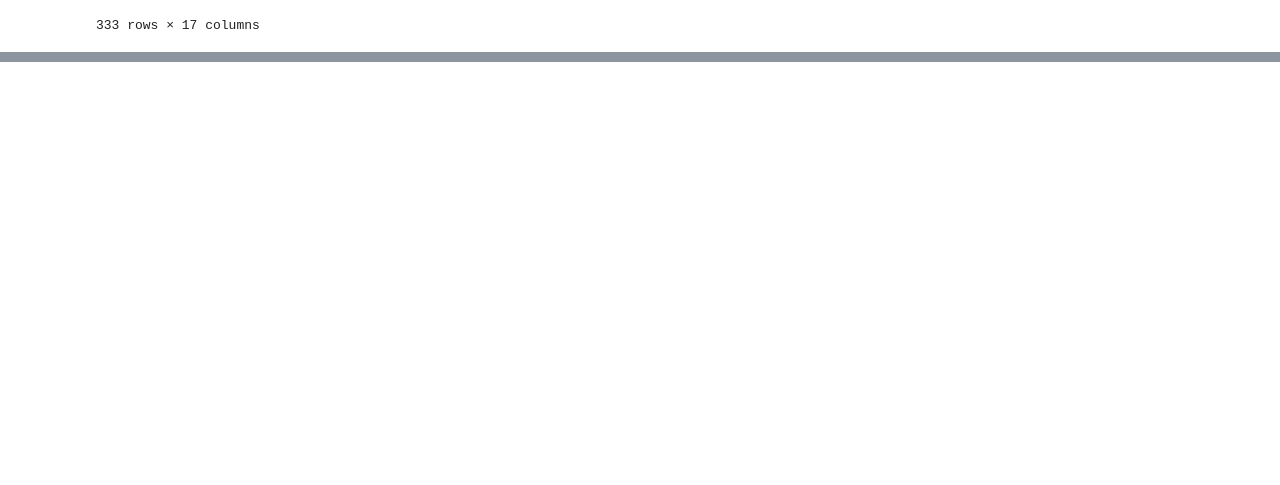
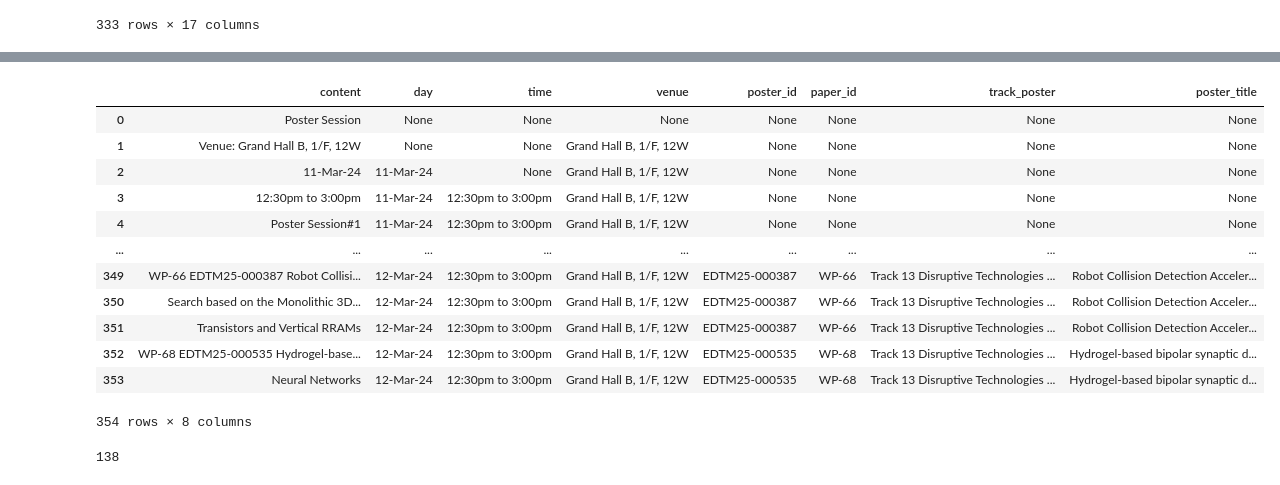
Before and after one commit to PengmyHKU/EDTM_proceeding, a Jupyter notebook: process.ipynb, the cells around one changed output, grey strips where cells are left out. Drawn from its saved outputs; the diff is of its cells as text; code cells hidden in the pictures; blank space fills up the shorter version.

Commit message:
poster file

```diff
--- a/process.ipynb
+++ b/process.ipynb
@@ -169,7 +169,7 @@ venue = 'unknown'
 Id_program = 'unknown'
 sections = 'unknown'
 track_program = 'unknown'
-
+chairs = 'unknown'
 
 count_papers = 0
 for i in range(program.__len__()):
@@ -572,3 +572,14 @@ program_new
 | 331 | Fully Printed Polymer Gas Sensors... | 12 March 2025 (Wednesday) | 4:00pm | afternoon | Conference Hall 6&7, 2/F, 10W | Yao Zhu, Lang Zeng | W-10-7-5 | 3:00pm to 5:00pm Technical Parall... | Track 10 Sensor, MEMS, Bio-electr... | ... |
 | 332 | Dual-Gate Thin-Film Transistor-Ba... | 12 March 2025 (Wednesday) | 4:15pm | afternoon | Conference Hall 6&7, 2/F, 10W | Yao Zhu, Lang Zeng | W-10-7-6 | 3:00pm to 5:00pm Technical Parall... | Track 10 Sensor, MEMS, Bio-electr... | ... |
 333 rows × 17 columns
+# %%
+poster = pd.read_csv('poster.csv',header=None,encoding='utf-8-sig')
+poster.columns=['content']
+# %%
+pages = [str(i) for i in np.arange(93,103)]
+for i in range(poster.__len__()):
+    if poster.loc[i,'content'] in pages:
+        # print(poster.loc[i,'content'])
+        poster.drop(index=i,inplace=True)
+
+poster.reset_index(inplace=True,drop=True)
@@ -574,0 +690,16 @@ program_new
+# %%
+poster
+# %% [output]
+|  | content | day | time | venue | poster_id | paper_id | track_poster | poster_title |
+| 0 | Poster Session | None | None | None | None | None | None | None |
+| 1 | Venue: Grand Hall B, 1/F, 12W | None | None | Grand Hall B, 1/F, 12W | None | None | None | None |
+| 2 | 11-Mar-24 | 11-Mar-24 | None | Grand Hall B, 1/F, 12W | None | None | None | None |
+| 3 | 12:30pm to 3:00pm | 11-Mar-24 | 12:30pm to 3:00pm | Grand Hall B, 1/F, 12W | None | None | None | None |
+| 4 | Poster Session#1 | 11-Mar-24 | 12:30pm to 3:00pm | Grand Hall B, 1/F, 12W | None | None | None | None |
+| ... | ... | ... | ... | ... | ... | ... | ... | ... |
+| 349 | WP-66 EDTM25-000387 Robot Collisi... | 12-Mar-24 | 12:30pm to 3:00pm | Grand Hall B, 1/F, 12W | EDTM25-000387 | WP-66 | Track 13 Disruptive Technologies ... | Robot Collision Detection Acceler... |
+| 350 | Search based on the Monolithic 3D... | 12-Mar-24 | 12:30pm to 3:00pm | Grand Hall B, 1/F, 12W | EDTM25-000387 | WP-66 | Track 13 Disruptive Technologies ... | Robot Collision Detection Acceler... |
+| 351 | Transistors and Vertical RRAMs | 12-Mar-24 | 12:30pm to 3:00pm | Grand Hall B, 1/F, 12W | EDTM25-000387 | WP-66 | Track 13 Disruptive Technologies ... | Robot Collision Detection Acceler... |
+| 352 | WP-68 EDTM25-000535 Hydrogel-base... | 12-Mar-24 | 12:30pm to 3:00pm | Grand Hall B, 1/F, 12W | EDTM25-000535 | WP-68 | Track 13 Disruptive Technologies ... | Hydrogel-based bipolar synaptic d... |
+| 353 | Neural Networks | 12-Mar-24 | 12:30pm to 3:00pm | Grand Hall B, 1/F, 12W | EDTM25-000535 | WP-68 | Track 13 Disruptive Technologies ... | Hydrogel-based bipolar synaptic d... |
+354 rows × 8 columns
@@ -574,0 +710,4 @@ program_new
+# %%
+len(poster['poster_id'].unique())
+# %% [output]
+138
```
Also changed, not shown: parts of 13 cells of this notebook, 1 other file.
